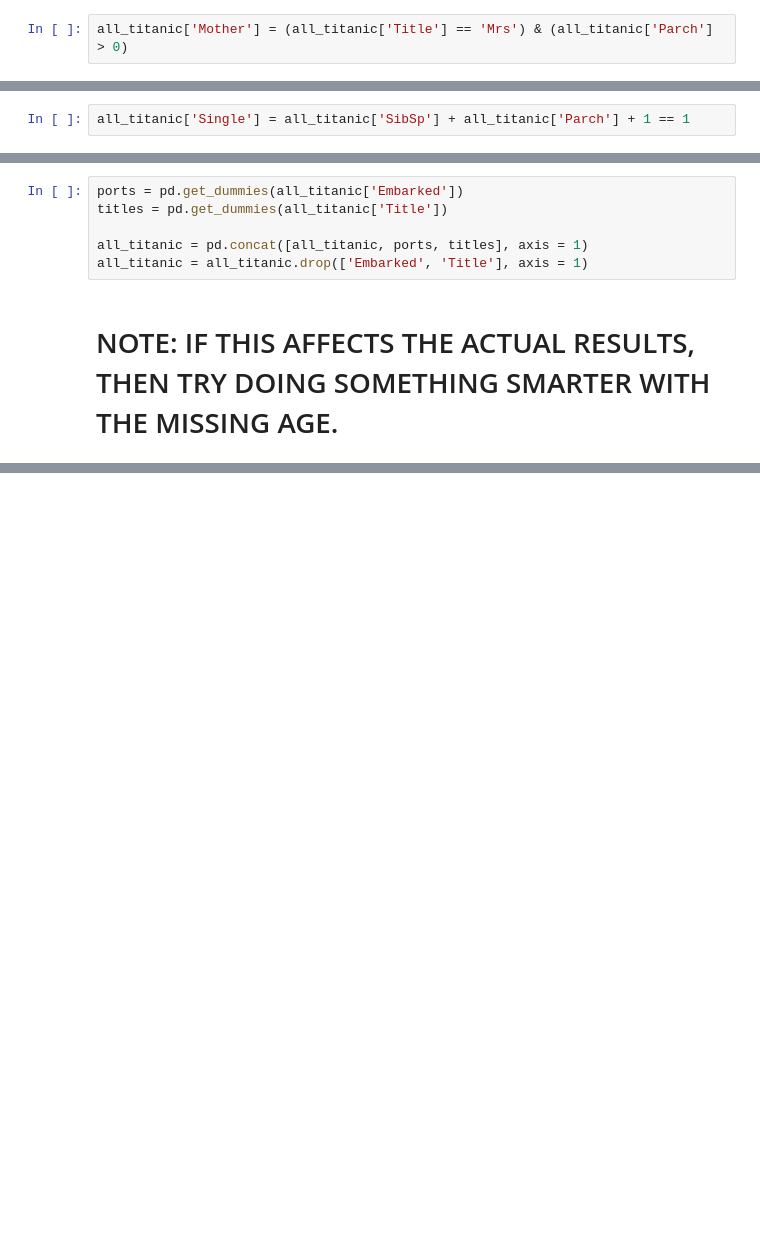
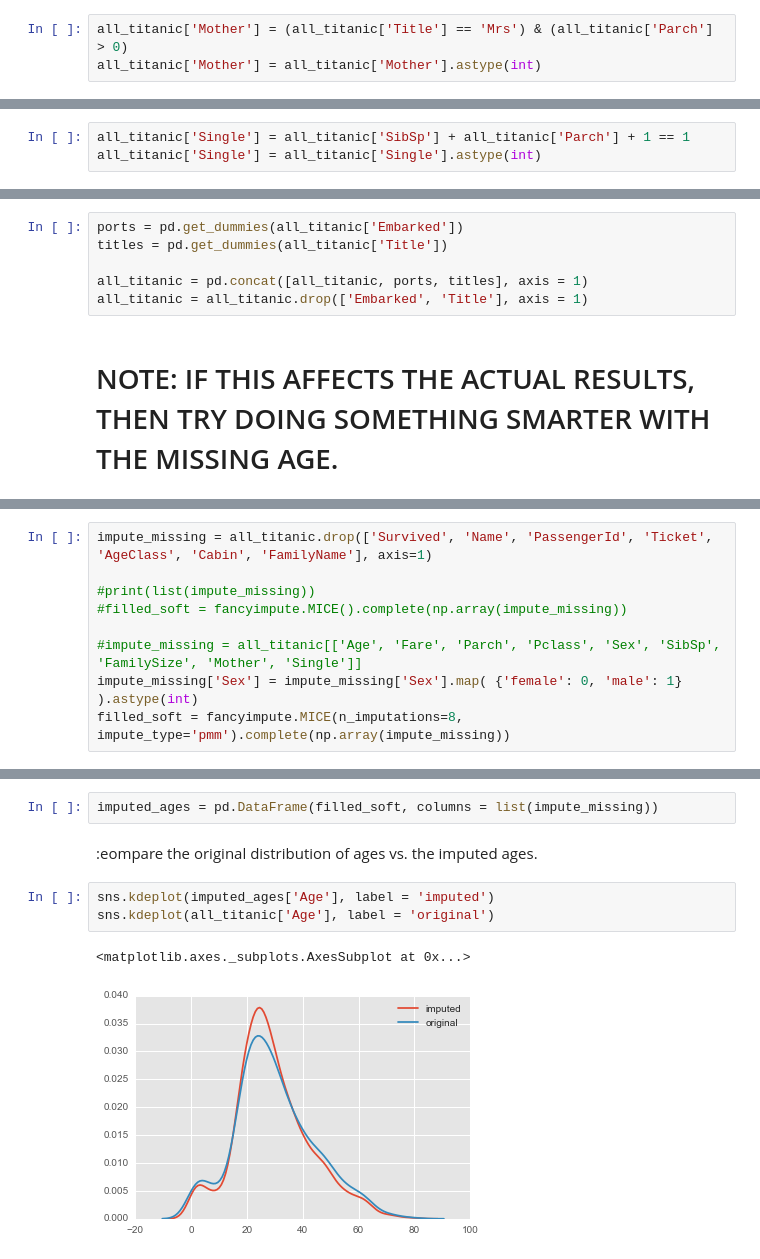
Before and after one commit to hueykwik/titanic, a Jupyter notebook: Lasso and Ridge Implementation in Python.ipynb, the cells around one changed output, grey strips where cells are left out. Drawn from its saved outputs; the diff is of its cells as text; blank space fills up the shorter version.

Commit message:
Uses MICE to impute ages.

```diff
--- a/Lasso and Ridge Implementation in Python.ipynb
+++ b/Lasso and Ridge Implementation in Python.ipynb
@@ -222,11 +223,13 @@ all_titanic['FamilySize'] = (all_titanic['SibSp'] + all_titanic['Parch']) <= 3
 Identify the ladies traveling with their children.
 # %%
 all_titanic['Mother'] = (all_titanic['Title'] == 'Mrs') & (all_titanic['Parch'] > 0)
+all_titanic['Mother'] = all_titanic['Mother'].astype(int)
 # %% [markdown]
 ### Single
 Identify people traveling solo.
 # %%
 all_titanic['Single'] = all_titanic['SibSp'] + all_titanic['Parch'] + 1 == 1
+all_titanic['Single'] = all_titanic['Single'].astype(int)
 # %% [markdown]
 ### Family Name
 The family name of each individual can be extracted from their names.
@@ -355,0 +368,9 @@ ValueError: Found array with 0 sample(s) (shape=(0, 11)) while a minimum of 1 is
+# %%
+impute_missing = all_titanic.drop(['Survived', 'Name', 'PassengerId', 'Ticket', 'AgeClass', 'Cabin', 'FamilyName'], axis=1)
+
+#print(list(impute_missing))
+#filled_soft = fancyimpute.MICE().complete(np.array(impute_missing))
+
+#impute_missing = all_titanic[['Age', 'Fare', 'Parch', 'Pclass', 'Sex', 'SibSp', 'FamilySize', 'Mother', 'Single']]
+impute_missing['Sex'] = impute_missing['Sex'].map( {'female': 0, 'male': 1} ).astype(int)
+filled_soft = fancyimpute.MICE(n_imputations=8, impute_type='pmm').complete(np.array(impute_missing))
@@ -355,0 +397,10 @@ ValueError: Found array with 0 sample(s) (shape=(0, 11)) while a minimum of 1 is
+# %%
+imputed_ages = pd.DataFrame(filled_soft, columns = list(impute_missing))
+# %% [markdown]
+:eompare the original distribution of ages vs. the imputed ages.
+# %%
+sns.kdeplot(imputed_ages['Age'], label = 'imputed')
+sns.kdeplot(all_titanic['Age'], label = 'original')
+# %% [output]
+<matplotlib.axes._subplots.AxesSubplot at 0x...>
+[figure, added]
```
Also changed, not shown: parts of 6 cells of this notebook.
